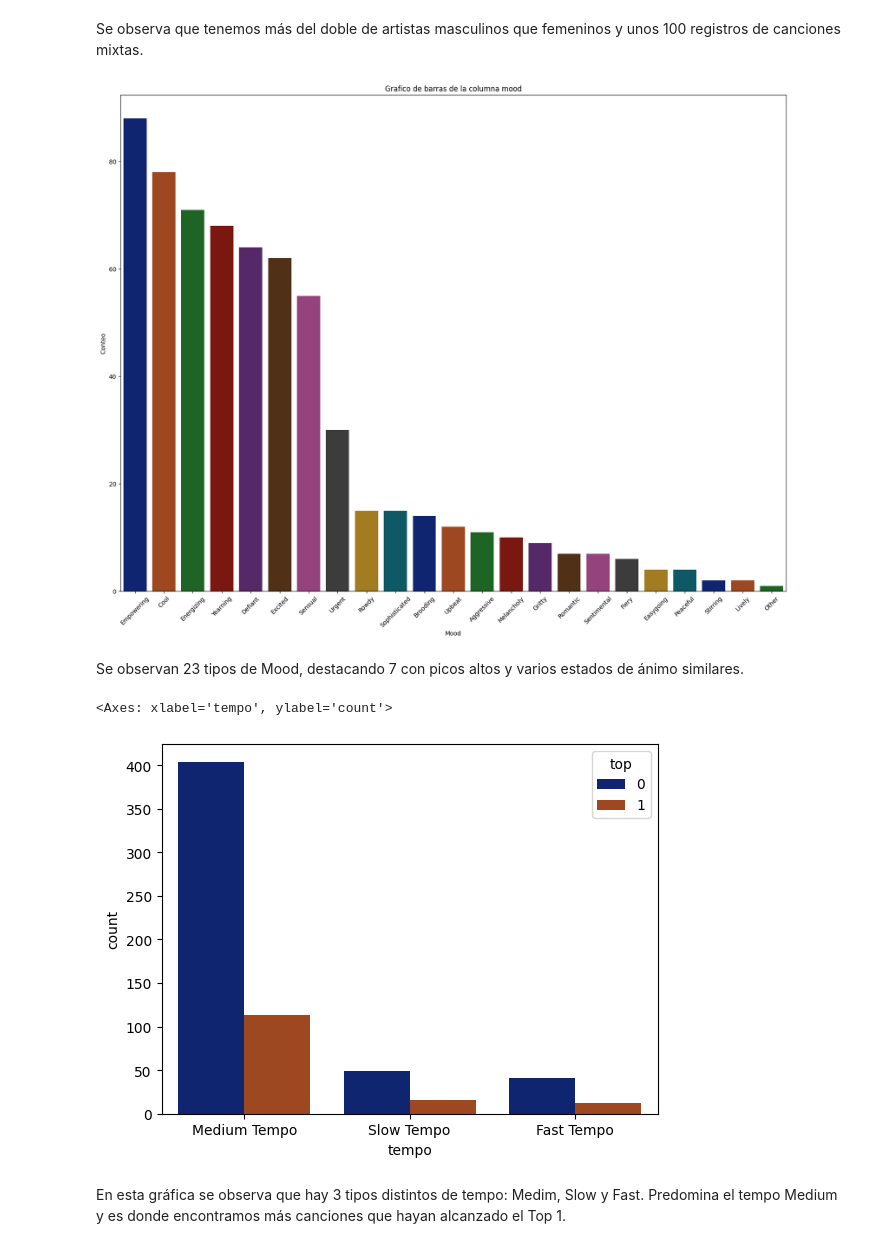
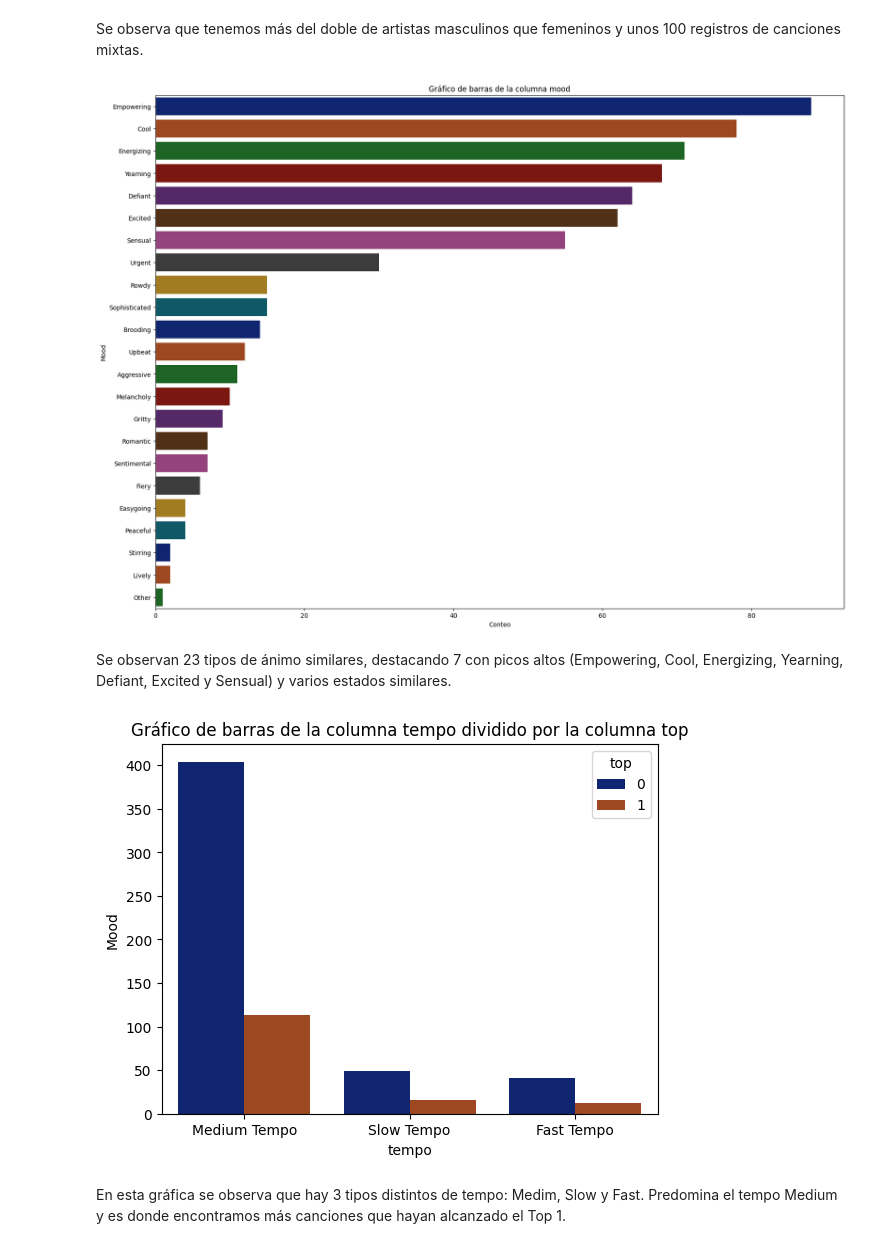
Before and after one commit to Goa126/Python, a Jupyter notebook: Arboles de decisión/arboles_de_decision.ipynb, the cells around one changed output. Cells and saved outputs as stored; diff of their text form; code cells hidden in the pictures.

```diff
--- a/Arboles de decisión/arboles_de_decision.ipynb
+++ b/Arboles de decisión/arboles_de_decision.ipynb
@@ -87,23 +132,26 @@ plt.show()
 # %% [markdown]
 Se observa que tenemos más del doble de artistas masculinos que femeninos y unos 100 registros de canciones mixtas.
 # %%
+# Grafica de la columna mood
 plt.figure(figsize=(20, 15))
-plt.xticks(rotation=45)
-sns.countplot(data=data, x='mood', order=data['mood'].value_counts().index, palette='dark')
-plt.title('Grafico de barras de la columna mood')
-plt.xlabel('Mood')
-plt.ylabel('Conteo')
+plt.yticks(rotation=0)  # Rotar etiquetas en el eje y si es necesario
+sns.countplot(data=data, y='mood', order=data['mood'].value_counts().index, palette='dark')
+plt.title('Gráfico de barras de la columna mood')
+plt.xlabel('Conteo')
+plt.ylabel('Mood')
 plt.show()
 # %% [output]
-[figure, old version]
+[figure, new version]
 # %% [markdown]
-Se observan 23 tipos de Mood, destacando 7 con picos altos y varios estados de ánimo similares.
+Se observan 23 tipos de ánimo similares, destacando 7 con picos altos (Empowering, Cool, Energizing, Yearning, Defiant, Excited y Sensual) y varios estados similares.
 # %%
 # Grafica de la columna tempo dividido por la columna top
 sns.countplot(data=data, x='tempo', hue='top', palette='dark')
+plt.title('Gráfico de barras de la columna tempo dividido por la columna top')
+plt.ylabel('Mood')
+plt.show()
 # %% [output]
-<Axes: xlabel='tempo', ylabel='count'>
-[figure, old version]
+[figure, new version]
 # %% [markdown]
 En esta gráfica se observa que hay 3 tipos distintos de tempo: Medim, Slow y Fast. Predomina el tempo Medium y es donde encontramos más canciones que hayan alcanzado el Top 1.
 # %%
```
Also changed, not shown: parts of 65 cells of this notebook, 5 other files.
